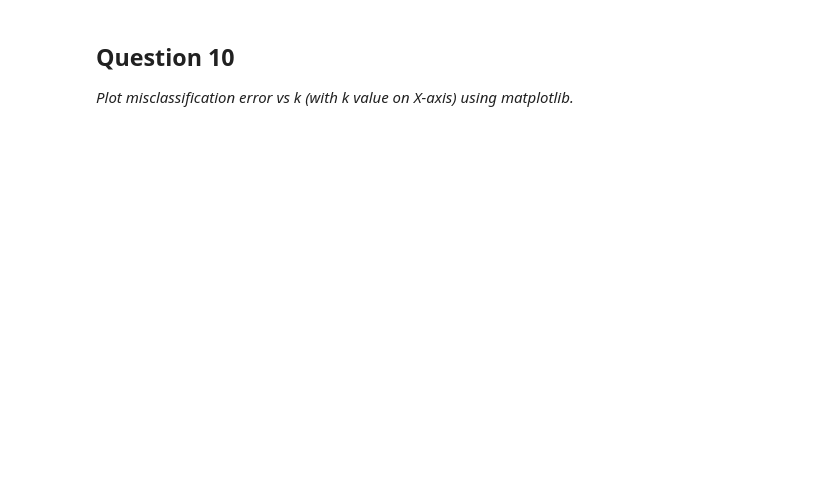
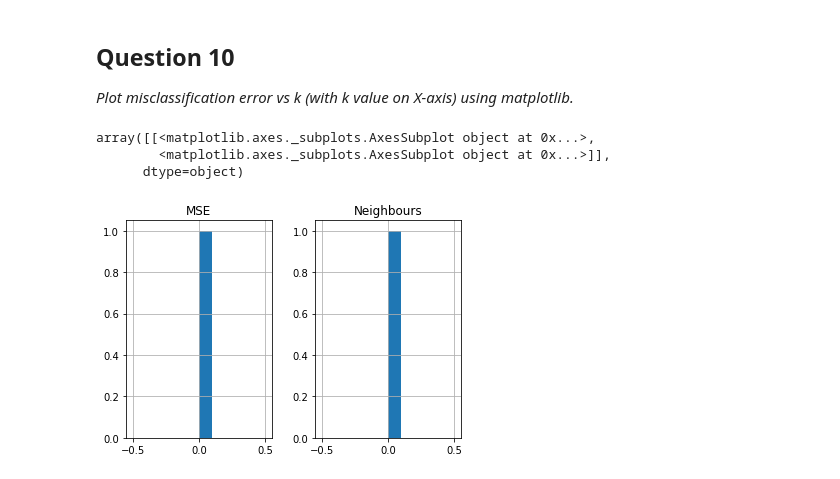
Before and after one commit to GreatLearningAIML1/aiml-ml-hyd-apr-19-batch-kotavishnu, a Jupyter notebook: residency3/external/Kota_Vishnu_External_Residency_3_Naive_Bayes_KNN.ipynb, the cells around one changed output. Saved outputs shown, nothing was run; the diff lists cells and outputs as text; code cells hidden in the pictures; blank space fills up the shorter version.

```diff
--- a/residency3/external/Kota_Vishnu_External_Residency_3_Naive_Bayes_KNN.ipynb
+++ b/residency3/external/Kota_Vishnu_External_Residency_3_Naive_Bayes_KNN.ipynb
@@ -519,3 +531,13 @@ accuracy_df
 ## Question 10
 
 *Plot misclassification error vs k (with k value on X-axis) using matplotlib.*
+# %%
+cols=['Neighbours','MSE']
+#sns.hist(accuracy_df[:], hist = False, kde = True,kde_kws = {'linewidth': 3},  label = cols)
+accuracy_df.hist()
+#sns.lineplot(data=accuracy_df['Neighbours'])
+# %% [output]
+array([[<matplotlib.axes._subplots.AxesSubplot object at 0x...>,
+        <matplotlib.axes._subplots.AxesSubplot object at 0x...>]],
+      dtype=object)
+[figure, added]
```
Also changed, not shown: parts of 3 cells of this notebook, 1 other file.
